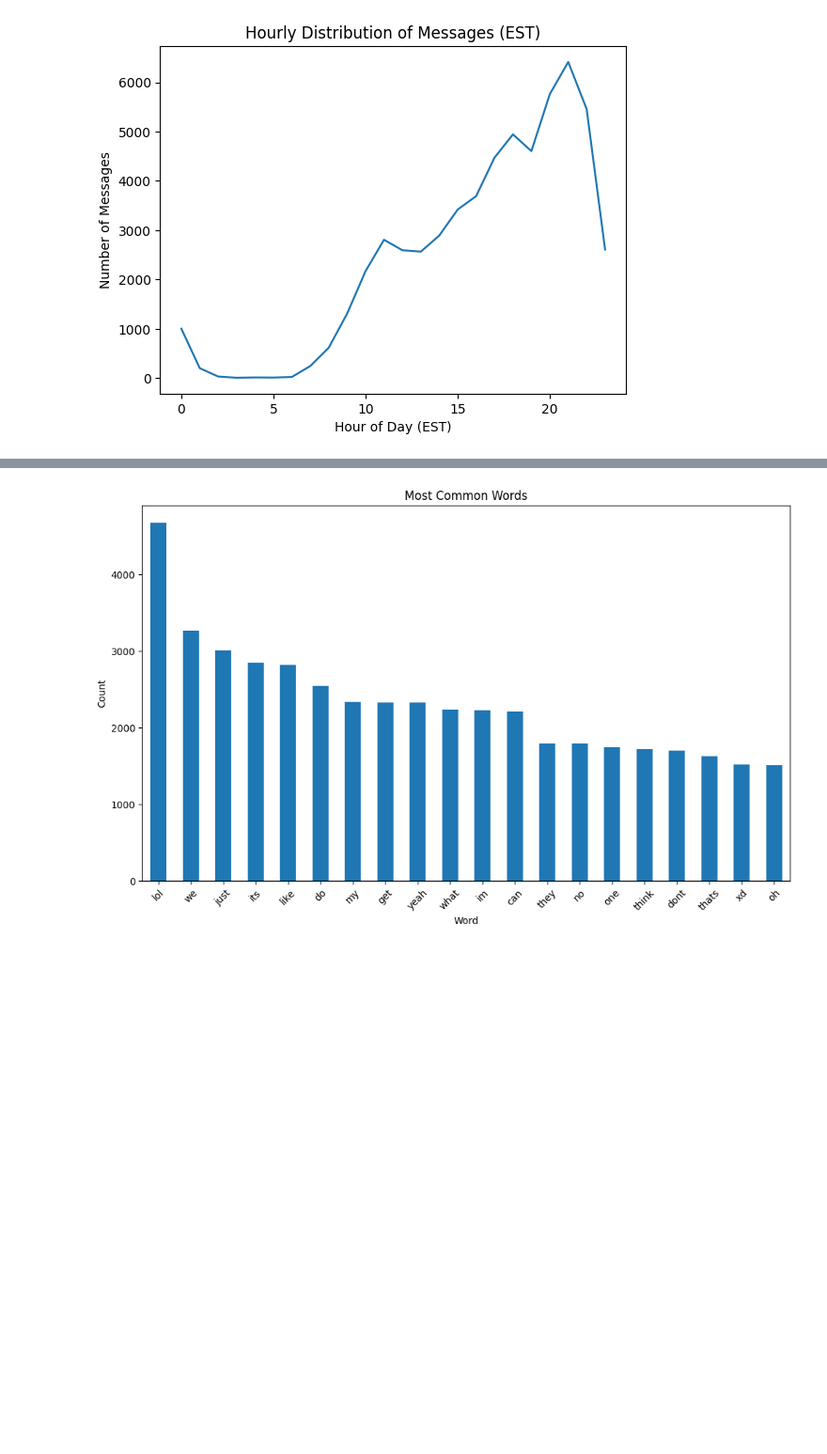
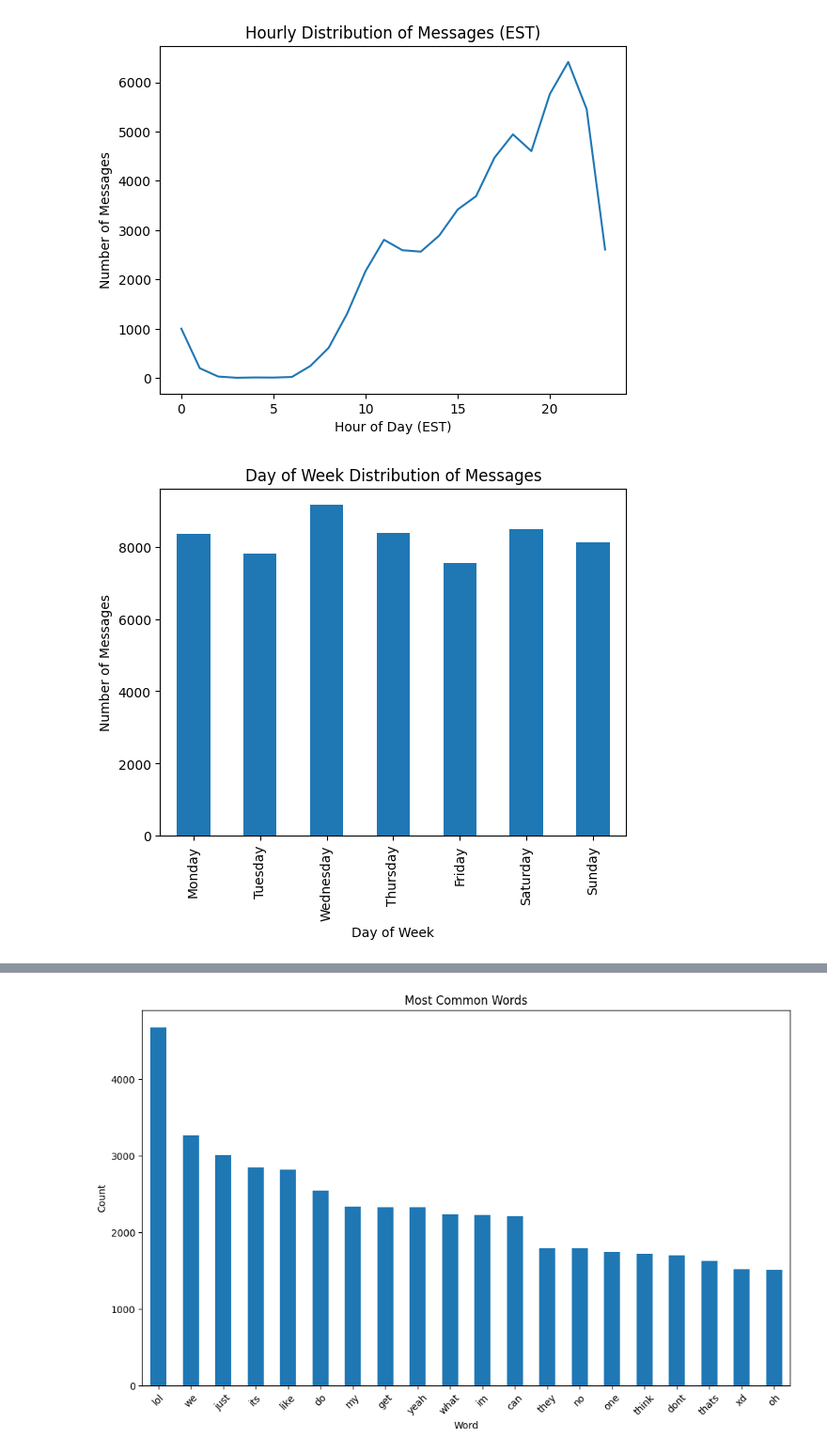
Before and after one commit to BrysonL/groupchat-classification, a Jupyter notebook: ChatVis.ipynb, the cells around one changed output, grey strips where cells are left out. Shown at 94% size. Saved outputs shown, nothing was run; the diff lists cells and outputs as text; code cells hidden in the pictures; blank space fills up the shorter version.

```diff
--- a/ChatVis.ipynb
+++ b/ChatVis.ipynb
@@ -124,3 +124,15 @@ plt.xlabel("Hour of Day (EST)")
 plt.show()
 # %% [output]
 [figure]
+# %%
+# Extract day of week
+df['day_of_week'] = df['timestamp_est'].dt.day_name()
+
+day_of_week_distribution = df.groupby('day_of_week').size().reindex(['Monday', 'Tuesday', 'Wednesday', 'Thursday', 'Friday', 'Saturday', 'Sunday'])
+day_of_week_distribution.plot(kind='bar')
+plt.title("Day of Week Distribution of Messages")
+plt.ylabel("Number of Messages")
+plt.xlabel("Day of Week")
+plt.show()
+# %% [output]
+[figure, added]
```
Also changed, not shown: parts of 2 cells of this notebook, 6 other files.
